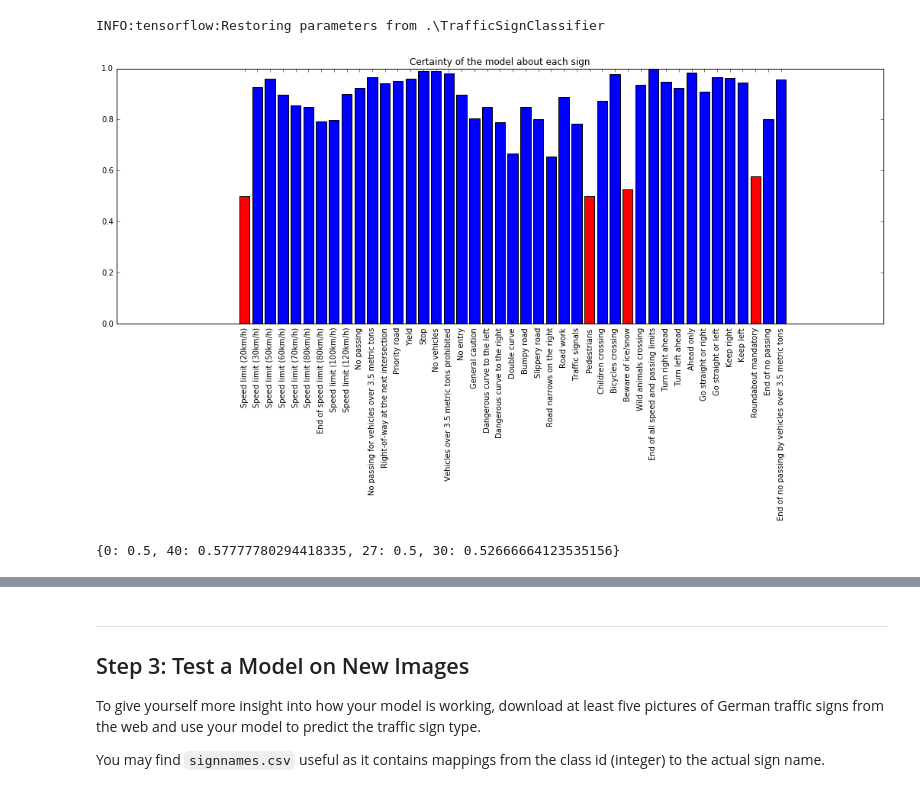
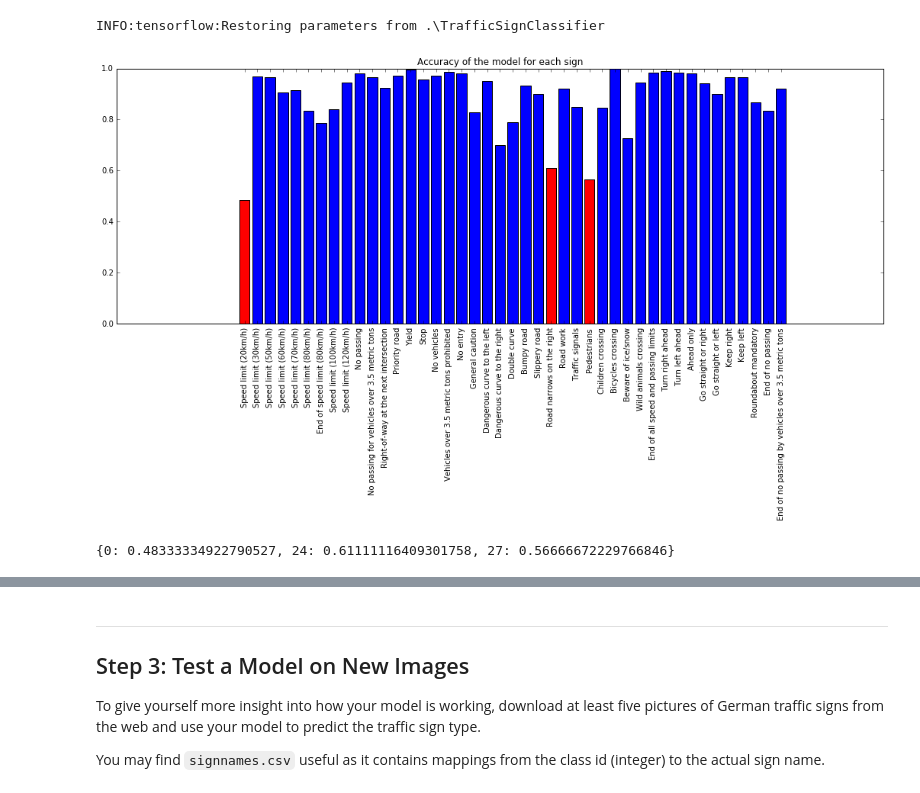
Before and after one commit to Grety/CarND-Traffic-Sign-Classifier-Project, a Jupyter notebook: Traffic_Sign_Classifier.ipynb, the cells around one changed output, grey strips where cells are left out. Saved outputs shown, nothing was run; the diff lists cells and outputs as text; code cells hidden in the pictures.

Commit message:
* 93% fancy model

```diff
--- a/Traffic_Sign_Classifier.ipynb
+++ b/Traffic_Sign_Classifier.ipynb
@@ -242,7 +254,3 @@ def augment_poorly_represented_classes(X, y):
 
     print('Done!')
     return X_augmented, y_augmented
-# %%
-x = np.array([1,2,3,4,5,6,7])
-mask = np.where(x == 5)
-print(x, mask, x[mask])
@@ -380,3 +387,6 @@ y_test_norm = y_test
 print('train, validation and test sets prepared!')
 # %% [output]
 train, validation and test sets prepared!
+# %%
+X_test_norm, y_test_norm = filter_classes(X_test_norm, y_test_norm, [24, 27, 30])
+print('filtering done!')
@@ -435,9 +447,9 @@ layers_M = [
     {'type': 'fc', 'in_depth': 120, 'out_depth': len(unique_labels)},
 ]
 layers_fancy = [
-    {'type': 'conv', 'filter_size': (7, 7), 'stride_step': 2, 'in_depth': 3, 'out_depth': 16}, # output 13x13x16
+    {'type': 'conv', 'filter_size': (7, 7), 'stride_step': 2, 'in_depth': 3, 'out_depth': 24}, # output 13x13x16
     {'type': 'relu'},
-    {'type': 'conv', 'filter_size': (5, 5), 'stride_step': 2, 'in_depth': 16, 'out_depth': 32}, # output 4x4x32
+    {'type': 'conv', 'filter_size': (5, 5), 'stride_step': 2, 'in_depth': 16, 'out_depth': 48}, # output 4x4x32
     {'type': 'relu'},
     #{'type': 'max_pool', 'window_size': 2, 'stride_step': 2, 'padding': 'SAME'}, # output 4x4x32
     {'type': 'flatten'}, # output 1x648
@@ -533,7 +543,7 @@ Tensor("Placeholder_15:0", dtype=int32)
 7: fc depth: 256 -> 128
 8: fc depth: 128 -> 43
 # %%
-MIN_EPOCHS = 10
+MIN_EPOCHS = 20
 MAX_EPOCHS = 50
 BATCH_SIZE = 256
 
@@ -630,24 +642,25 @@ INFO:tensorflow:Restoring parameters from .\TrafficSignClassifier
 # %%
 lowest = {}
 lowest_plt = {}
 for acc in class_accuracy.items():
-    if acc[1] < test_accuracy * 0.7:
+    if acc[1] < 0.7:
         lowest[acc[0]] = acc[1]
         lowest_plt[acc[0]] = acc[1]
     else:
         lowest_plt[acc[0]] = 0
 
 figure = plt.figure()
 figure.set_size_inches((18,6))
 
-labels = (label_names[str(labelId)] for labelId in unique_labels);
-plt.bar(range(len(class_accuracy)), class_accuracy.values(), align='center')
-plt.bar(range(len(lowest_plt)), lowest_plt.values(), align='center', color='red')
-plt.xticks(unique_labels, labels, rotation='vertical')
+test_unique_labels = unique(y_test_norm)
+labels = (label_names[str(labelId)] for labelId in test_unique_labels);
+plt.bar(list(class_accuracy.keys()), class_accuracy.values(), align='center')
+plt.bar(list(lowest_plt.keys()), lowest_plt.values(), align='center', color='red')
+plt.xticks(test_unique_labels, labels, rotation='vertical')
 #plt.xticks(range(len(class_accuracy)), class_accuracy.keys())
-plt.title('Certainty of the model about each sign');
+plt.title('Accuracy of the model for each sign');
 plt.show()
 print(lowest)
 # %% [output]
-[figure, old version]
+[figure, new version]
-{0: 0.5, 40: 0.57777780294418335, 27: 0.5, 30: 0.52666664123535156}
+{0: 0.48333334922790527, 24: 0.61111116409301758, 27: 0.56666672229766846}
```
Also changed, not shown: parts of 19 cells of this notebook.
